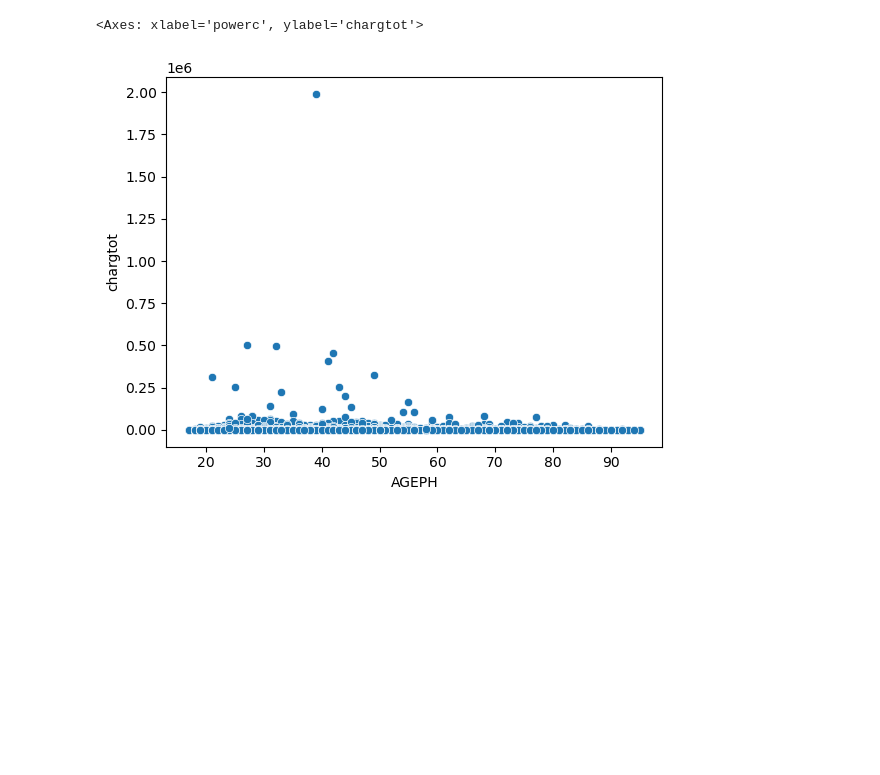
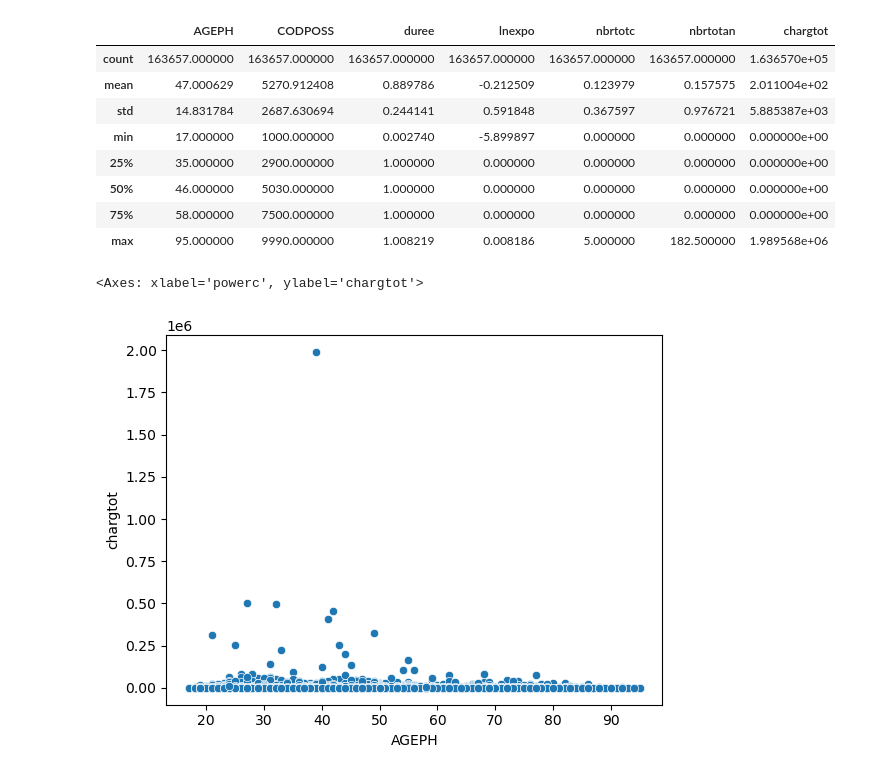
Before and after one commit to HalfmoonSD/Data-Science-for-Non-Life-Insurance-Project, a Jupyter notebook: Exploratory_analysis.ipynb, the cells around one changed output. Saved outputs shown, nothing was run; the diff lists cells and outputs as text; code cells hidden in the pictures; blank space fills up the shorter version.

```diff
--- a/Exploratory_analysis.ipynb
+++ b/Exploratory_analysis.ipynb
@@ -40,3 +42,16 @@ print(len(df["AGEPH"]))
+# %%
+summary = df.describe()
+summary
+# %% [output]
+|  | AGEPH | CODPOSS | duree | lnexpo | nbrtotc | nbrtotan | chargtot |
+| count | 163657.000000 | 163657.000000 | 163657.000000 | 163657.000000 | 163657.000000 | 163657.000000 | 1.636570e+05 |
+| mean | 47.000629 | 5270.912408 | 0.889786 | -0.212509 | 0.123979 | 0.157575 | 2.011004e+02 |
+| std | 14.831784 | 2687.630694 | 0.244141 | 0.591848 | 0.367597 | 0.976721 | 5.885387e+03 |
+| min | 17.000000 | 1000.000000 | 0.002740 | -5.899897 | 0.000000 | 0.000000 | 0.000000e+00 |
+| 25% | 35.000000 | 2900.000000 | 1.000000 | 0.000000 | 0.000000 | 0.000000 | 0.000000e+00 |
+| 50% | 46.000000 | 5030.000000 | 1.000000 | 0.000000 | 0.000000 | 0.000000 | 0.000000e+00 |
+| 75% | 58.000000 | 7500.000000 | 1.000000 | 0.000000 | 0.000000 | 0.000000 | 0.000000e+00 |
+| max | 95.000000 | 9990.000000 | 1.008219 | 0.008186 | 5.000000 | 182.500000 | 1.989568e+06 |
 # %%
 # Scatterplots for the claims
 plt.figure()
```
Also changed, not shown: parts of 4 cells of this notebook.
